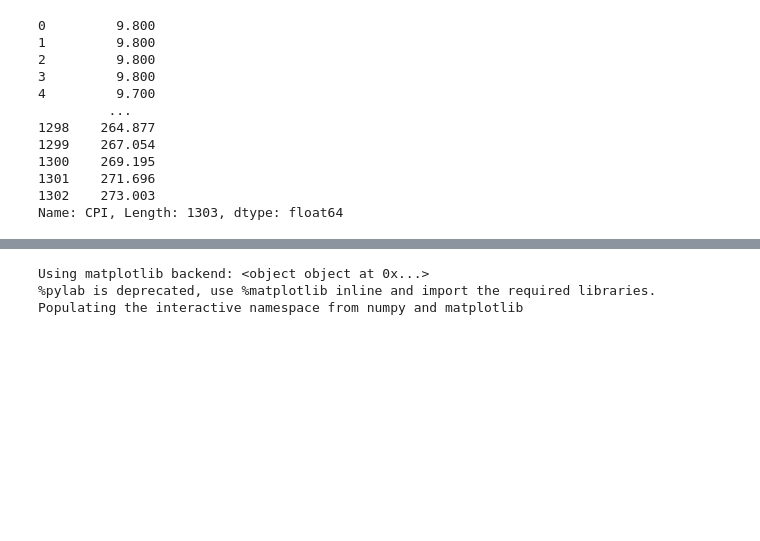
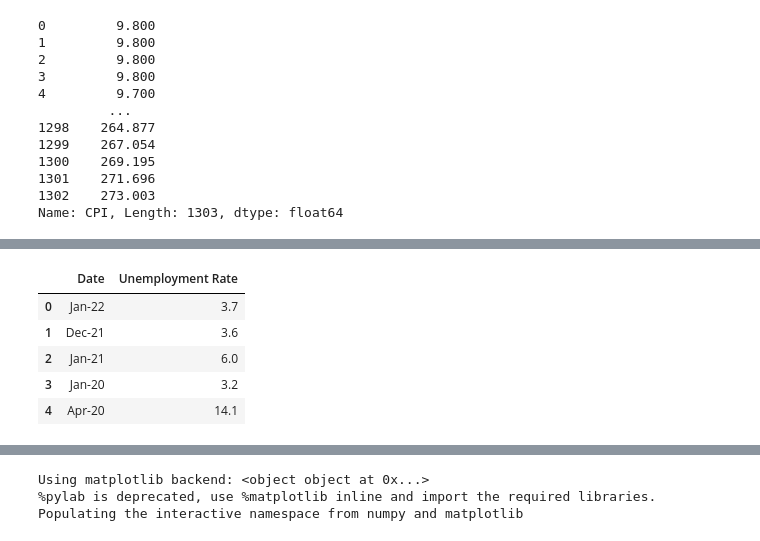
Before and after one commit to samsalgado/Next-Market-CRASH-Data, a Jupyter notebook: CSVs/Inflation Model.ipynb, the cells around one changed output, grey strips where cells are left out. Saved outputs shown, nothing was run; the diff lists cells and outputs as text; code cells hidden in the pictures; blank space fills up the shorter version.

```diff
--- a/CSVs/Inflation Model.ipynb
+++ b/CSVs/Inflation Model.ipynb
@@ -296,0 +267,9 @@ plt.show()
+# %%
+df_unemployment.head()
+# %% [output]
+|  | Date | Unemployment Rate |
+| 0 | Jan-22 | 3.7 |
+| 1 | Dec-21 | 3.6 |
+| 2 | Jan-21 | 6.0 |
+| 3 | Jan-20 | 3.2 |
+| 4 | Apr-20 | 14.1 |
```
Also changed, not shown: parts of 17 cells of this notebook, 4 other files.
